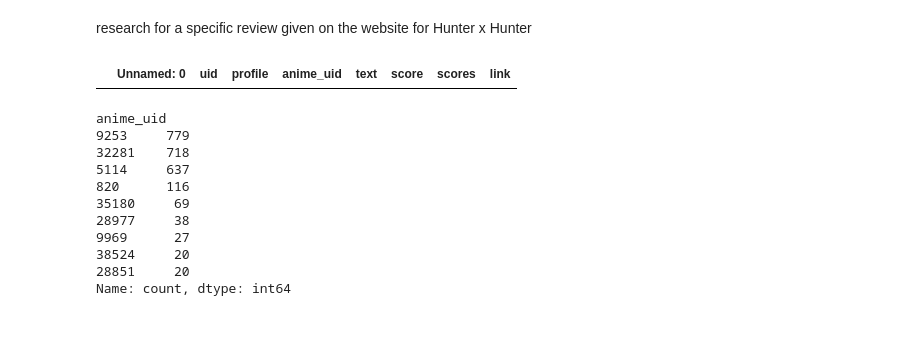
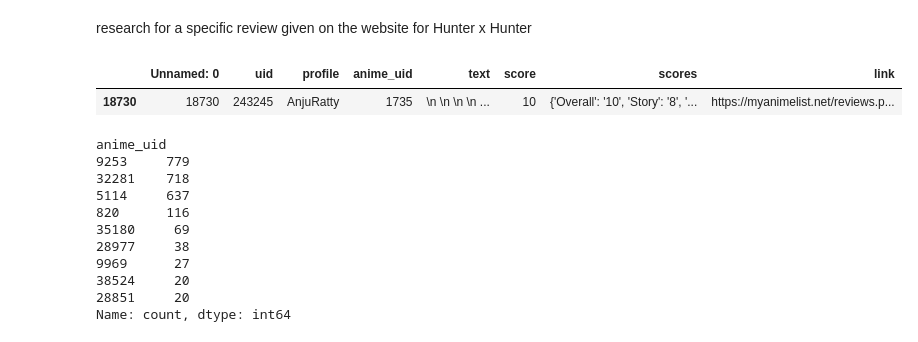
Before and after one commit to qxzjy/anime-recommendation-engine, a Jupyter notebook: notebook/EDA.ipynb, the cells around one changed output. Drawn from its saved outputs; the diff is of its cells as text; code cells hidden in the pictures.

```diff
--- a/notebook/EDA.ipynb
+++ b/notebook/EDA.ipynb
@@ -262,10 +262,11 @@ filter_hunter
 # %% [markdown]
 research for a specific review given on the website for Hunter x Hunter
 # %%
-filter_review_hunterXhunter = df_reviews[df_reviews['uid'] == 166833]
+filter_review_hunterXhunter = df_reviews[df_reviews['uid'] == 243245]
 filter_review_hunterXhunter
 # %% [output]
 |  | Unnamed: 0 | uid | profile | anime_uid | text | score | scores | link |
+| 18730 | 18730 | 243245 | AnjuRatty | 1735 | \n \n \n \n ... | 10 | {'Overall': '10', 'Story': '8', '... | https://myanimelist.net/reviews.p... |
 # %%
 reviews_for_top10['anime_uid'].value_counts()
 # %% [output]
```
Also changed, not shown: 1 other file.
